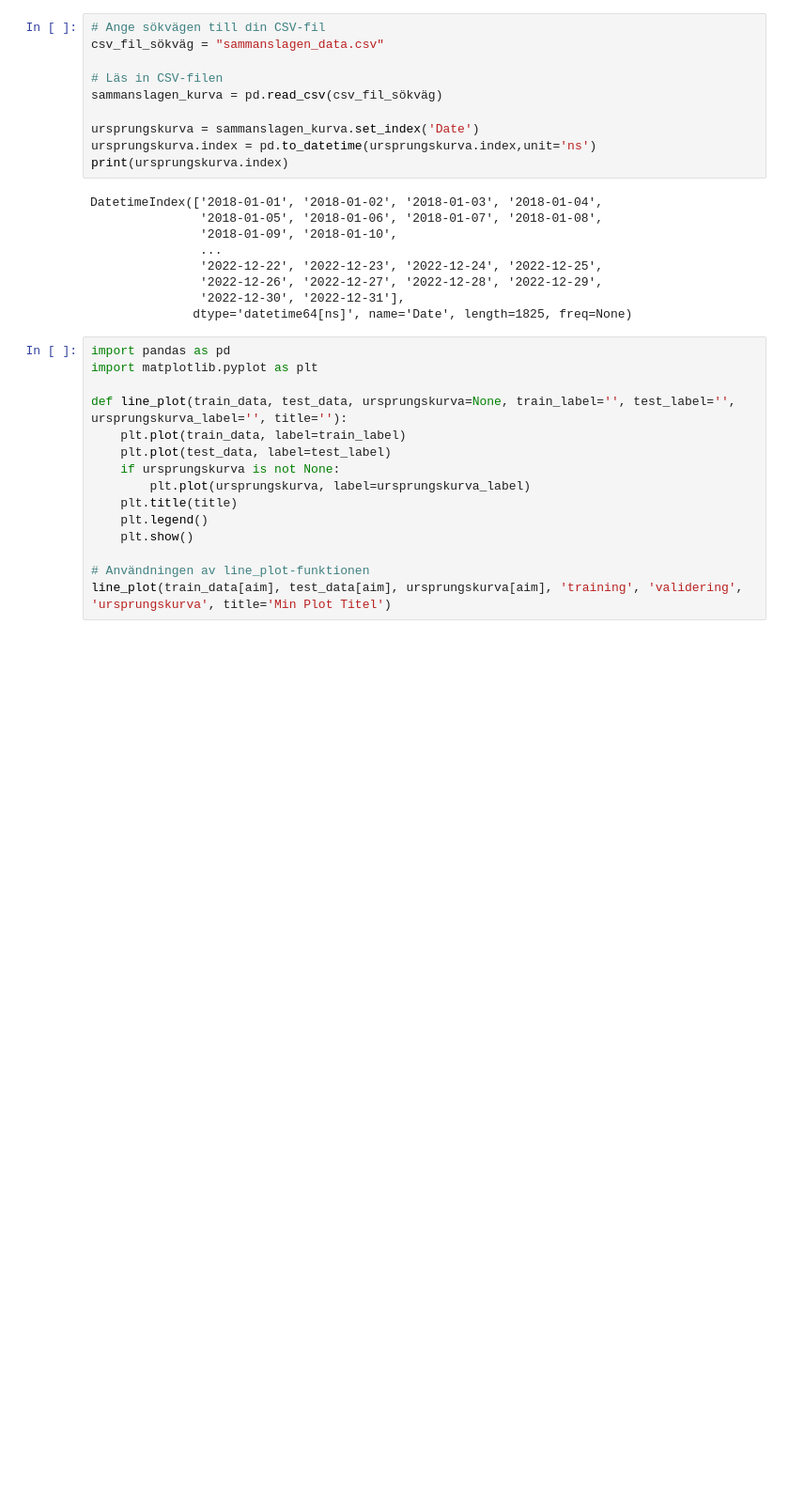
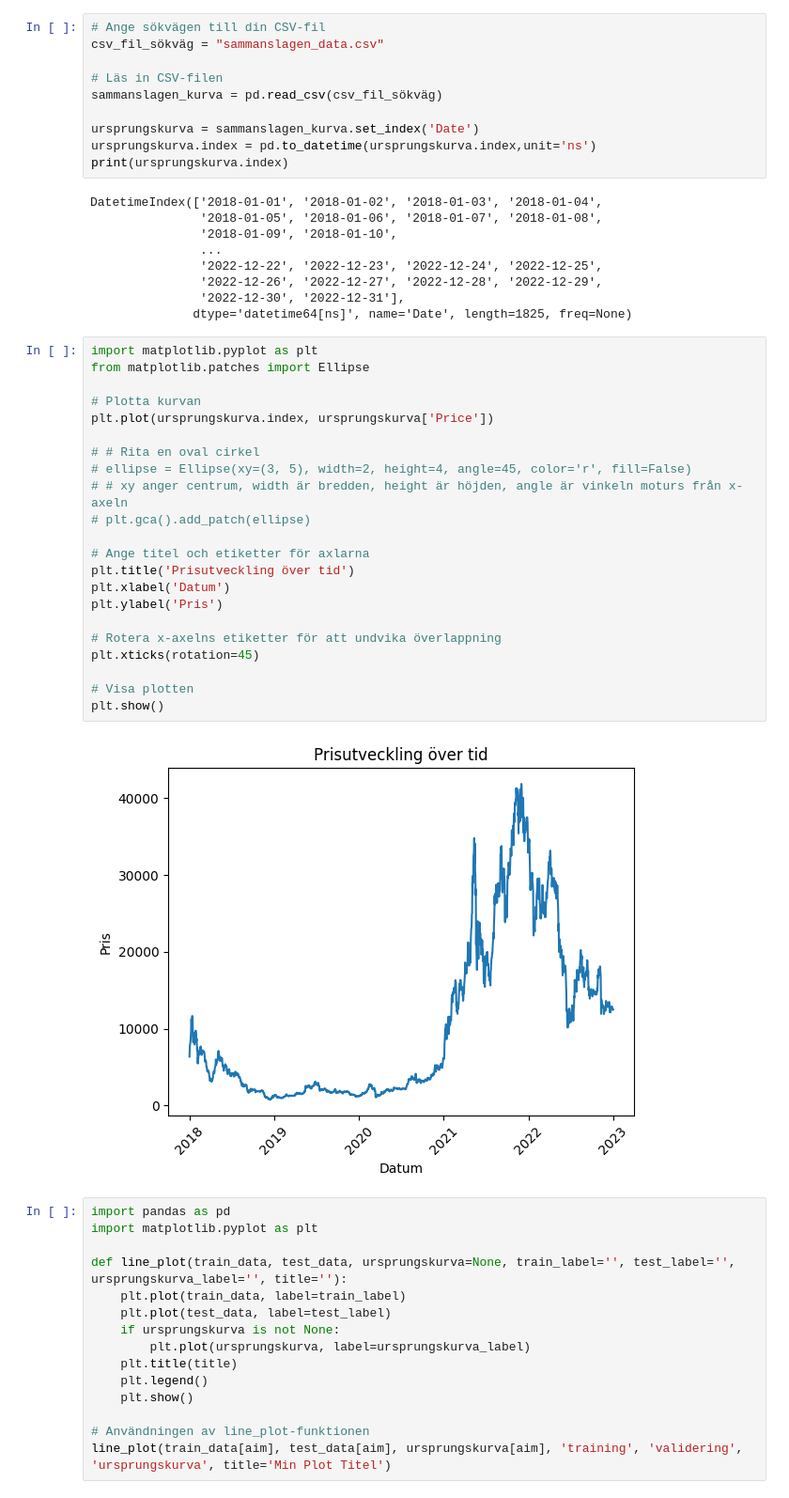
Before and after one commit to SaraPetre/prediction_with_AI, a Jupyter notebook: prediction_with_AI.ipynb, the cells around one changed output. Shown at 94% size. Cells and saved outputs as stored; diff of their text form; blank space fills up the shorter version.

```diff
--- a/prediction_with_AI.ipynb
+++ b/prediction_with_AI.ipynb
@@ -86,6 +86,30 @@ DatetimeIndex(['2018-01-01', '2018-01-02', '2018-01-03', '2018-01-04',
                '2022-12-26', '2022-12-27', '2022-12-28', '2022-12-29',
                '2022-12-30', '2022-12-31'],
               dtype='datetime64[ns]', name='Date', length=1825, freq=None)
+# %%
+import matplotlib.pyplot as plt
+from matplotlib.patches import Ellipse
+
+# Plotta kurvan
+plt.plot(ursprungskurva.index, ursprungskurva['Price'])
+
+# # Rita en oval cirkel
+# ellipse = Ellipse(xy=(3, 5), width=2, height=4, angle=45, color='r', fill=False)
+# # xy anger centrum, width är bredden, height är höjden, angle är vinkeln moturs från x-axeln
+# plt.gca().add_patch(ellipse)
+
+# Ange titel och etiketter för axlarna
+plt.title('Prisutveckling över tid')
+plt.xlabel('Datum')
+plt.ylabel('Pris')
+
+# Rotera x-axelns etiketter för att undvika överlappning
+plt.xticks(rotation=45)
+
+# Visa plotten
+plt.show()
+# %% [output]
+[figure, added]
 # %%
 import pandas as pd
 import matplotlib.pyplot as plt
```
Also changed, not shown: 5 other files.
